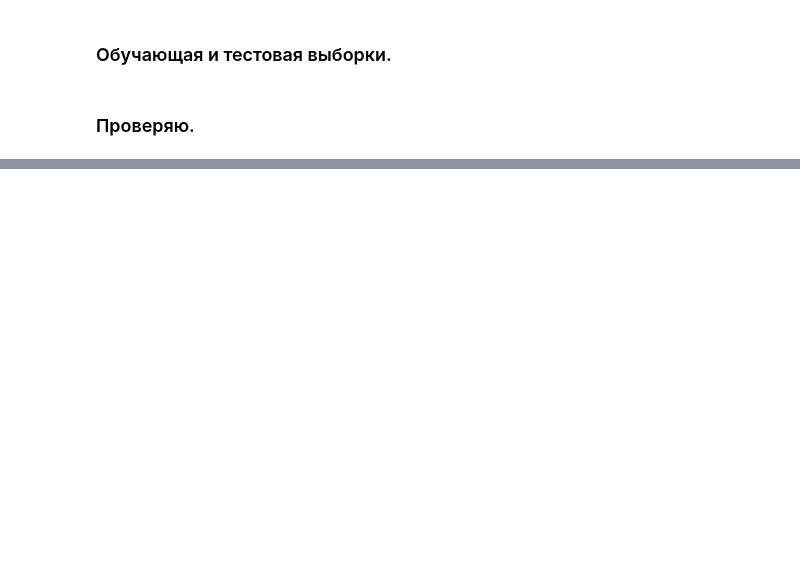
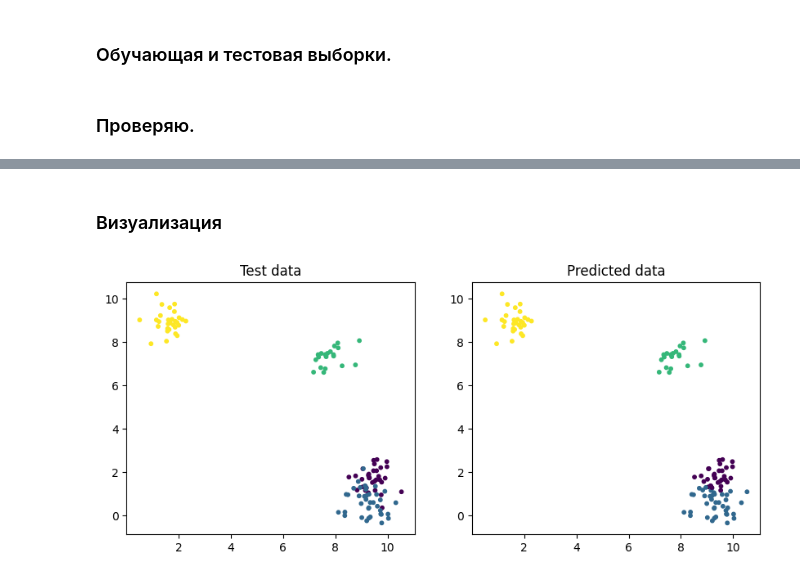
Before and after one commit to anshpak/bases-of-machine-learning, a Jupyter notebook: shpak-lab-6.ipynb, the cells around one changed output, grey strips where cells are left out. Drawn from its saved outputs; the diff is of its cells as text; code cells hidden in the pictures; blank space fills up the shorter version.

```diff
--- a/shpak-lab-6.ipynb
+++ b/shpak-lab-6.ipynb
@@ -30,10 +29,11 @@ print(get_euclid_dist(np.array([1, 2]), np.array([5, 3])))
 # %% [output]
 4.123105625617661
 # %%
-def get_knn_classes(X_Y_train, X_Y_test, k, classes_amount):
+def get_knn_classes(X_train, Y_train, X_test, k, classes_amount):
     Y_predicted = []
-    for i in X_Y_test:
-        distances_and_classes = [[get_euclid_dist(np.array(i[0]), np.array(X_Y_train[j][0])), X_Y_train[j][1]] for j in range(len(X_Y_train))]
+    n_train = len(X_train)
+    for i in X_test:
+        distances_and_classes = [[get_euclid_dist(np.array(i), np.array(X_train[j])), Y_train[j]] for j in range(n_train)]
         stat = [0 for i in range(classes_amount)]
         for d in sorted(distances_and_classes)[0:k]:
             stat[d[1]] += 1
@@ -81,0 +86,12 @@ Accuracy:  0.9576271186440678
+# %% [markdown]
+### Визуализация
+# %%
+n = len(X_test)
+fig, (ax1, ax2) = plt.subplots(1, 2, figsize=(10, 4))
+ax1.scatter([X_test[i][0] for i in range(n)], [X_test[i][1] for i in range(n)], c=[Y_test[i] for i in range(n)], s=10)
+ax1.set_title('Test data')
+ax2.scatter([X_test[i][0] for i in range(n)], [X_test[i][1] for i in range(n)], c=[Y_predicted[i] for i in range(n)], s=10)
+ax2.set_title('Predicted data')
+plt.show()
+# %% [output]
+[figure, added]
```
Also changed, not shown: parts of 4 cells of this notebook.
